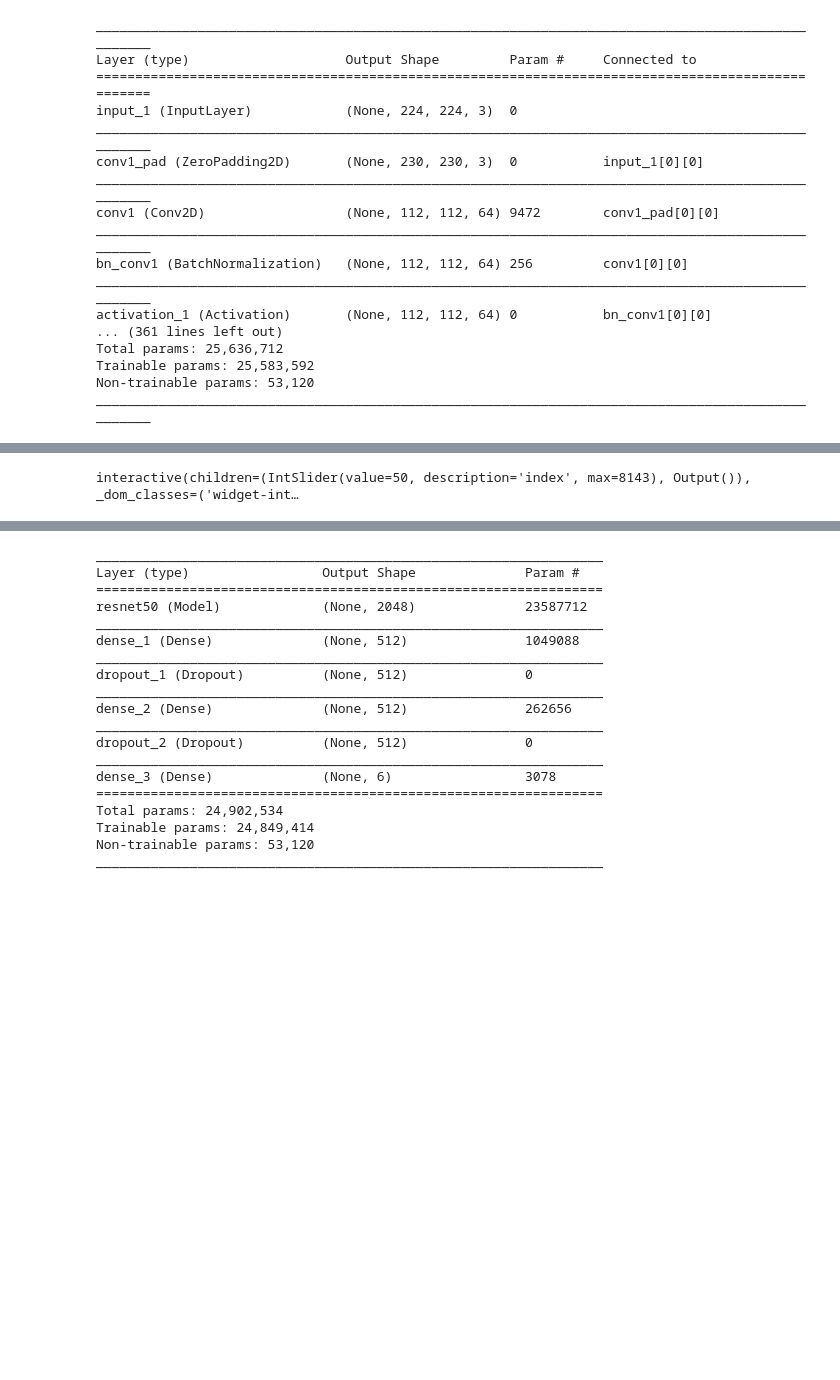
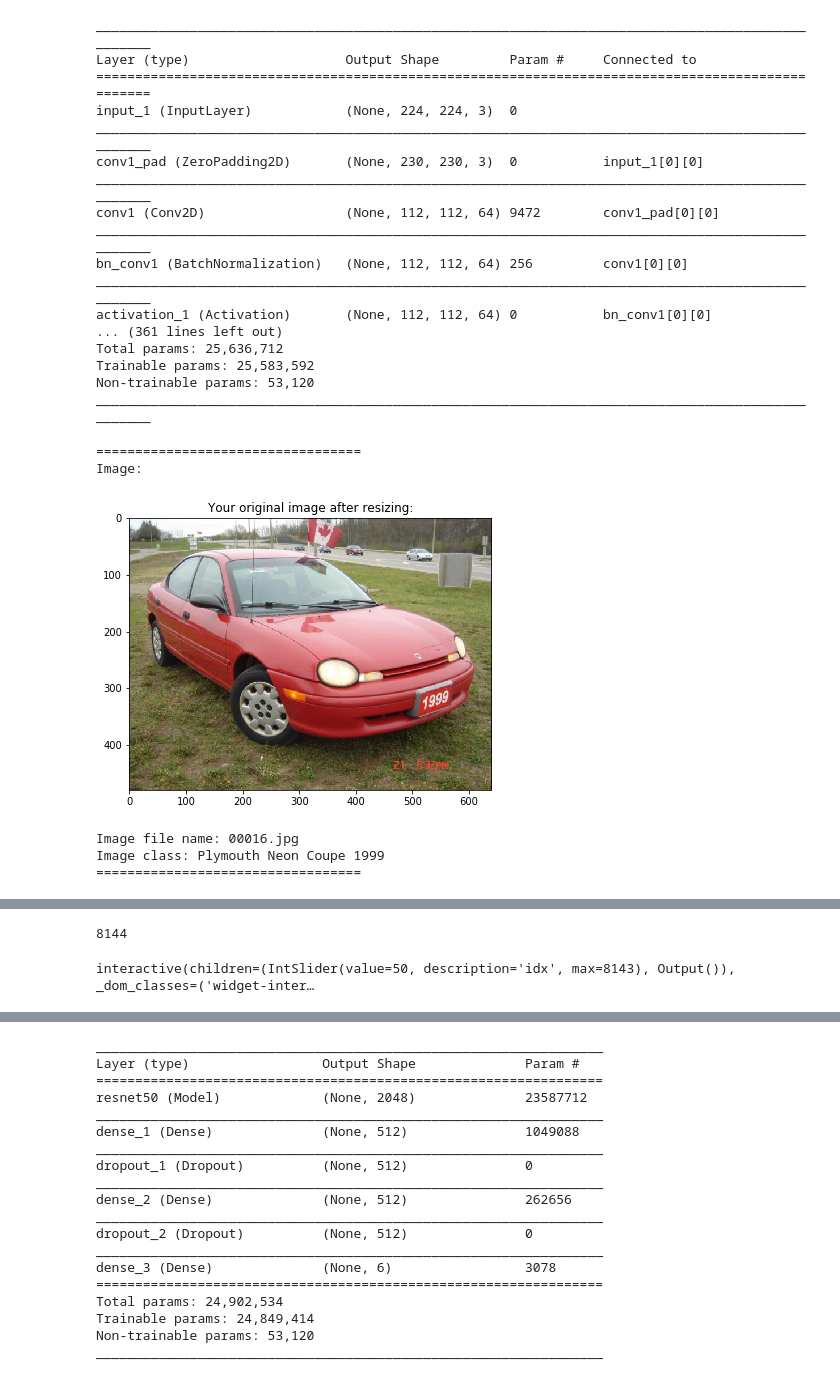
Before and after one commit to meraldoantonio/Car-classifier, a Jupyter notebook: Exploration.ipynb, the cells around one changed output, grey strips where cells are left out. Cells and saved outputs as stored; diff of their text form; code cells hidden in the pictures; blank space fills up the shorter version.

Commit message:
Updated master data to dataframe

```diff
--- a/Exploration.ipynb
+++ b/Exploration.ipynb
@@ -140,3 +141,5 @@ def load_images_to_dictionary(image_path = "./data", dictionary = master_dict_tr
     return dictionary
 # %%
 master_dict_traindata = load_images_to_dictionary()
+# %%
+df_train = pd.DataFrame.from_dict(data = master_dict_traindata, orient = "index")
@@ -143,5 +159,5 @@ master_dict_traindata = load_images_to_dictionary()
 # %%
-def show_image_in_dict(image_dict = master_dict_traindata, index = 0):
+def show_image_in_dataframe(dataframe = df_train, idx = 0):
     """
     Function:
         - shows an image from the dataset and its label
@@ -151,14 +167,14 @@ def show_image_in_dict(image_dict = master_dict_traindata, index = 0):
          none, but the function will show the original and preprocessedimage, its name and its label
     """
 
-    file_name = list(image_dict.keys())[index]
+    filename = list(dataframe.index)[idx]
 
     fig, ax = plt.subplots(figsize=(9,5))
-    ax.imshow(image_dict[file_name]["image"], interpolation='nearest')
+    ax.imshow(df_train.loc[filename, 'np_image'], interpolation='nearest')
     ax.set_title("Your original image after resizing:")
     plt.show()
-    print(f"Image file name: {file_name}")
-    print(f"Image class: {image_dict[file_name]['classname']}")
+    print(f"Image file name: {filename}")
+    print(f"Image class: {df_train.loc[filename, 'classname']}")
 # %%
-_ = interact(show_image_in_dict, image_dict = fixed(master_dict_traindata), index=widgets.IntSlider(min=0,max=len(master_dict_traindata)-1,step=1,value=50), continous_update = False)
+_ = interact(show_image_in_dataframe, dataframe = fixed(df_train), idx=widgets.IntSlider(min=0,max=len(master_dict_traindata)-1,step=1,value=50), continous_update = False)
 # %% [output]
@@ -235,18 +251,22 @@ Trainable params: 25,583,592
 Non-trainable params: 53,120
 __________________________________________________________________________________________________
 # %%
-def test_model(model = resnet50, image_dict = master_dict_traindata, index = 0):
+def test_model(model = resnet50, dataframe = df_train, idx = 0):
 
 
     # Grab a sample image from the dataset and show it
     print("==================================")
     print("Image:")
-    show_image_in_dict(master_dict_traindata, index)
+    show_image_in_dataframe(dataframe, idx)
     print("==================================")
 
     # Get the numpy array of the sample image
-    file_name = list(image_dict.keys())[index]
-    sample_image = image_dict[file_name]["image"].copy()
+
+    filename = list(dataframe.index)[idx]
+
+
+
+    sample_image = df_train.loc[filename, 'np_image'].copy()
     sample_image = np.resize(sample_image,(224, 224, 3))
     sample_image = preprocess_input(sample_image)
     sample_image = np.expand_dims(sample_image, axis=0)
@@ -272,3 +292,12 @@ def test_model(model = resnet50, image_dict = master_dict_traindata, index = 0):
                         height=400)
     figure = go.Figure(data = data, layout = layout)
     iplot(figure)
+# %%
+test_model(model = resnet50, dataframe = df_train, idx = 15)
+# %% [output]
+==================================
+Image:
+[figure, added]
+Image file name: 00016.jpg
+Image class: Plymouth Neon Coupe 1999
+==================================
@@ -275,7 +305,11 @@ def test_model(model = resnet50, image_dict = master_dict_traindata, index = 0):
+# %%
+len(df_train)
+# %% [output]
+8144
 # %%
-_ = interact(test_model, model = fixed(resnet50), image_dict = fixed(master_dict_traindata), index=widgets.IntSlider(min=0,max=len(master_dict_traindata)-1,step=1,value=50), continous_update = False)
+_ = interact(test_model, model = fixed(resnet50), dataframe = fixed(df_train), idx=widgets.IntSlider(min=0,max=len(df_train)-1,step=1,value=50), continous_update = False)
 # %% [output]
-interactive(children=(IntSlider(value=50, description='index', max=8143), Output()), _dom_classes=('widget-int…
+interactive(children=(IntSlider(value=50, description='idx', max=8143), Output()), _dom_classes=('widget-inter…
 # %%
 def load_untrained_transfer_model():
     """
```
Also changed, not shown: parts of 15 cells of this notebook.
